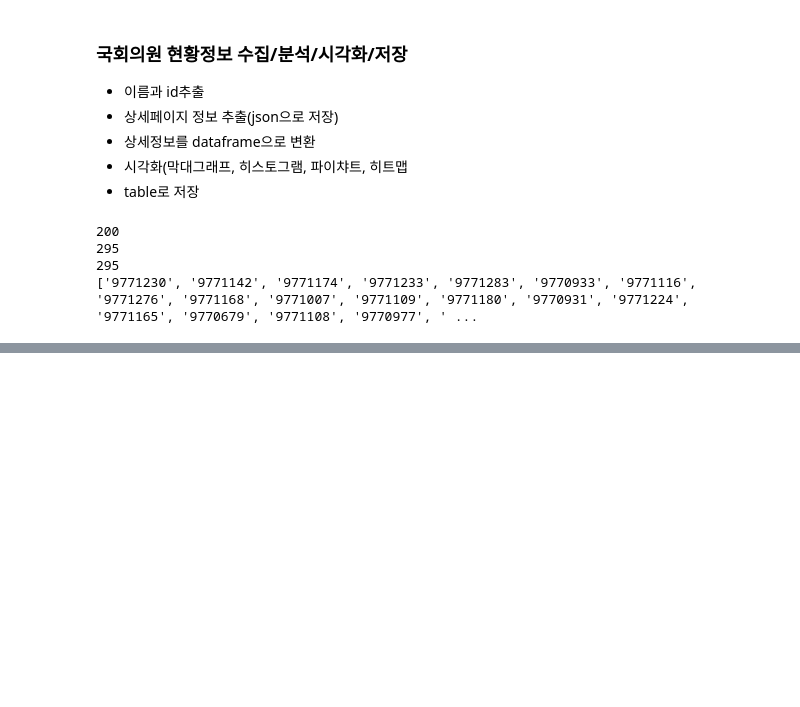
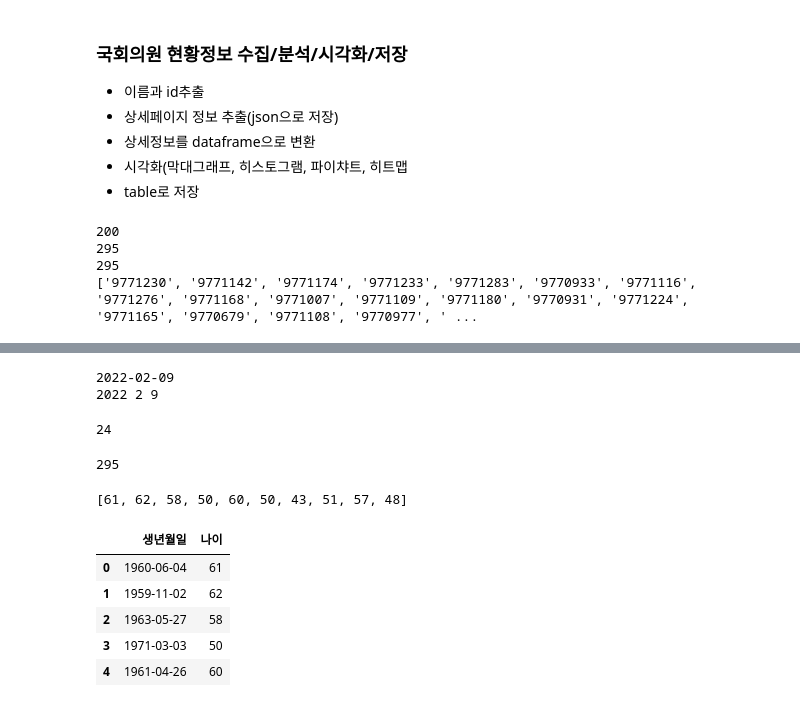
Before and after one commit to Yh0sun/python_webscrap, a Jupyter notebook: 08_congressperson.ipynb, the cells around one changed output, grey strips where cells are left out. Drawn from its saved outputs; the diff is of its cells as text; code cells hidden in the pictures; blank space fills up the shorter version.

```diff
--- a/08_congressperson.ipynb
+++ b/08_congressperson.ipynb
@@ -47,0 +298,45 @@ for idx, mem_id in enumerate(member_id_list,1):
+# %%
+from datetime import date
+
+today = date.today()
+print(today)
+
+print(today.year, today.month, today.day)
+# %% [output]
+2022-02-09
+2022 2 9
+# %%
+def calc_age(birth):
+    from datetime import date
+    today = date.today()
+    age = today.year - birth.year-((today.month, today.day)<(birth.month, birth.year))
+    return age
+# %%
+calc_age(date(1997,8,19))
+# %% [output]
+24
+# %%
+#Row별로 년,월,일 컬럼의 값으로 나이를 계산하고
+#계산된 나이값을 age_list에 추가하기
+age_list = []
+for idx,row in member_df.iterrows():
+    #print(idx,type(row), row['year'])
+    age = calc_age(date(row['year'],row['month'],row['day']))
+    age_list.append(age)
+
+print(len(age_list))
+age_list[:10]
+# %% [output]
+295
+[61, 62, 58, 50, 60, 50, 43, 51, 57, 48]
+# %%
+#나이 컬럼추가
+member_df['나이'] = age_list
+member_df[['생년월일','나이']].head()
+# %% [output]
+|  | 생년월일 | 나이 |
+| 0 | 1960-06-04 | 61 |
+| 1 | 1959-11-02 | 62 |
+| 2 | 1963-05-27 | 58 |
+| 3 | 1971-03-03 | 50 |
+| 4 | 1961-04-26 | 60 |
```
Also changed, not shown: parts of 28 cells of this notebook, 2 other files.
